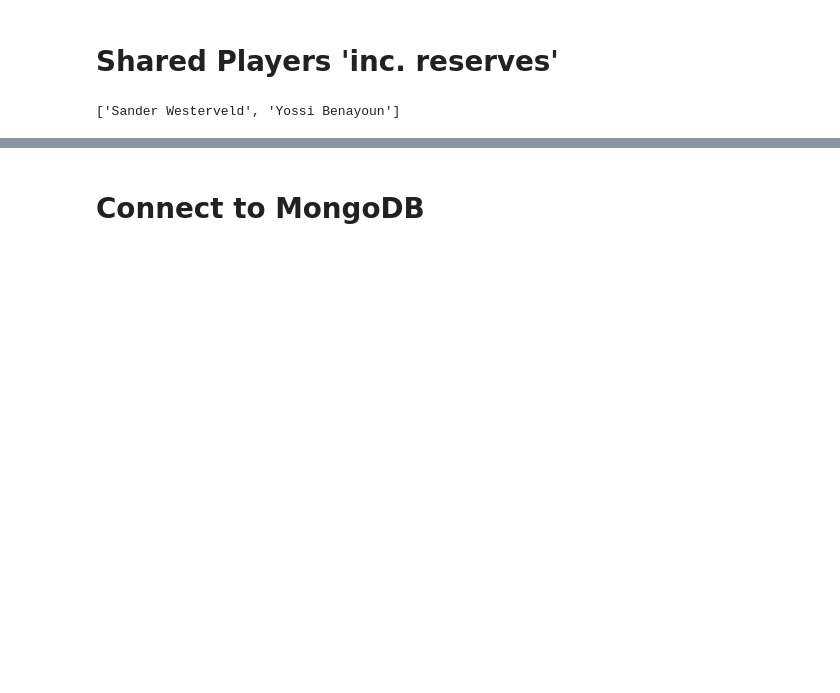
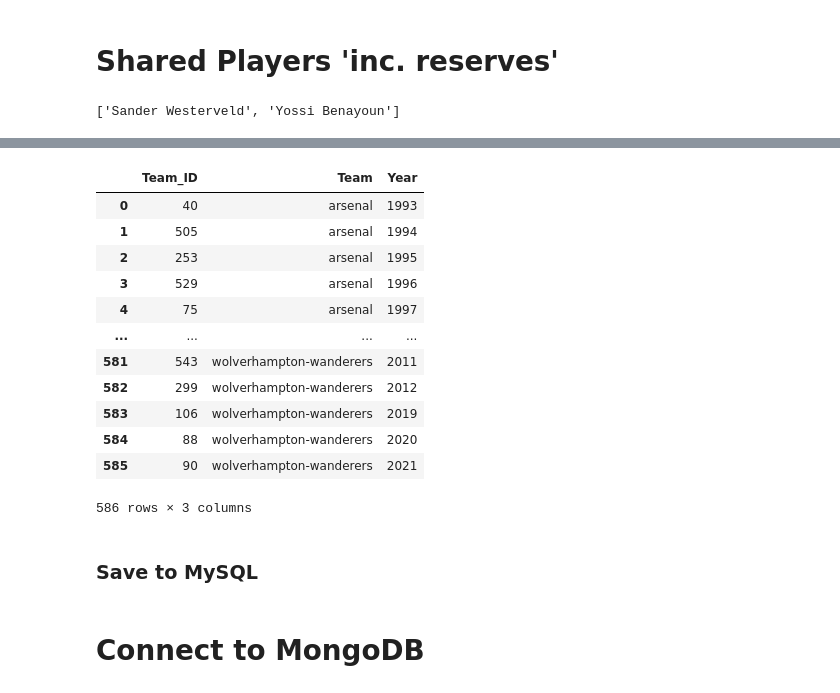
Before and after one commit to jw15667/Footballers, a Jupyter notebook: new_jonty/player_manipulation.ipynb, the cells around one changed output, grey strips where cells are left out. Cells and saved outputs as stored; diff of their text form; code cells hidden in the pictures; blank space fills up the shorter version.

```diff
--- a/new_jonty/player_manipulation.ipynb
+++ b/new_jonty/player_manipulation.ipynb
@@ -86,0 +148,23 @@ shared_players('Mikel Arteta', 'Steven Gerrard', reserve=True)
+# %%
+player_name = squad_list.Player.tolist()
+club = squad_list.Club.tolist()
+year = squad_list.Year.tolist()
+team_id = squad_list['Team ID'].tolist()
+player_id = squad_list['Player ID'].tolist()
+appearances = squad_list['Appearances'].tolist()
+# %%
+year_player_id = []
+new_player_id = []
+new_team_id = []
+new_year = []
+new_club = []
+new_player_name = []
+for y, p_id, team, c, p_n in zip(year, player_id, team_id, club, player_name):
+    x = (int(f'{p_id}{y}'))
+    if x not in year_player_id:
+        year_player_id.append(x)
+        new_player_id.append(p_id)
+        new_team_id.append(team)
+        new_year.append(y)
+        new_club.append(c)
+        new_player_name.append(p_n)
@@ -86,0 +180,29 @@ shared_players('Mikel Arteta', 'Steven Gerrard', reserve=True)
+# %%
+temp_team_id = []
+temp_team = []
+temp_year= []
+
+for team, club, year in zip(new_team_id, new_club, new_year):
+    if team not in temp_team_id:
+        temp_team_id.append(team)
+        temp_team.append(club)
+        temp_year.append(year)
+# %%
+dict_2 = {"Team_ID": temp_team_id, 'Team': temp_team, 'Year': temp_year}
+table_2 = pd.DataFrame(dict_2)
+# %%
+table_2
+# %% [output]
+|  | Team_ID | Team | Year |
+| 0 | 40 | arsenal | 1993 |
+| 1 | 505 | arsenal | 1994 |
+| 2 | 253 | arsenal | 1995 |
+| 3 | 529 | arsenal | 1996 |
+| 4 | 75 | arsenal | 1997 |
+| ... | ... | ... | ... |
+| 581 | 543 | wolverhampton-wanderers | 2011 |
+| 582 | 299 | wolverhampton-wanderers | 2012 |
+| 583 | 106 | wolverhampton-wanderers | 2019 |
+| 584 | 88 | wolverhampton-wanderers | 2020 |
+| 585 | 90 | wolverhampton-wanderers | 2021 |
+586 rows × 3 columns
@@ -86,0 +214,2 @@ shared_players('Mikel Arteta', 'Steven Gerrard', reserve=True)
+# %% [markdown]
+### Save to MySQL
```
Also changed, not shown: parts of 25 cells of this notebook, 46 other files.
